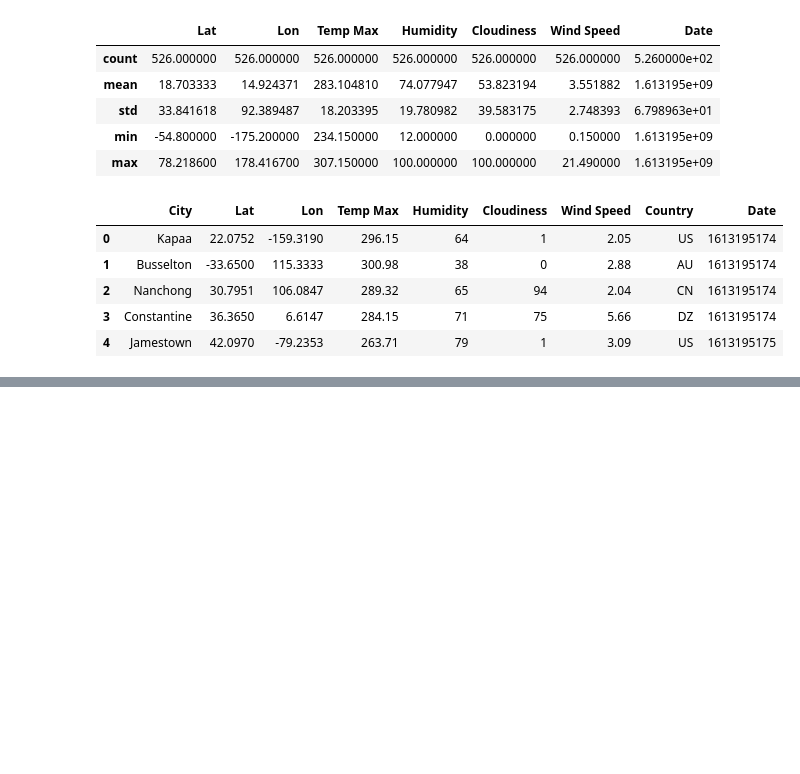
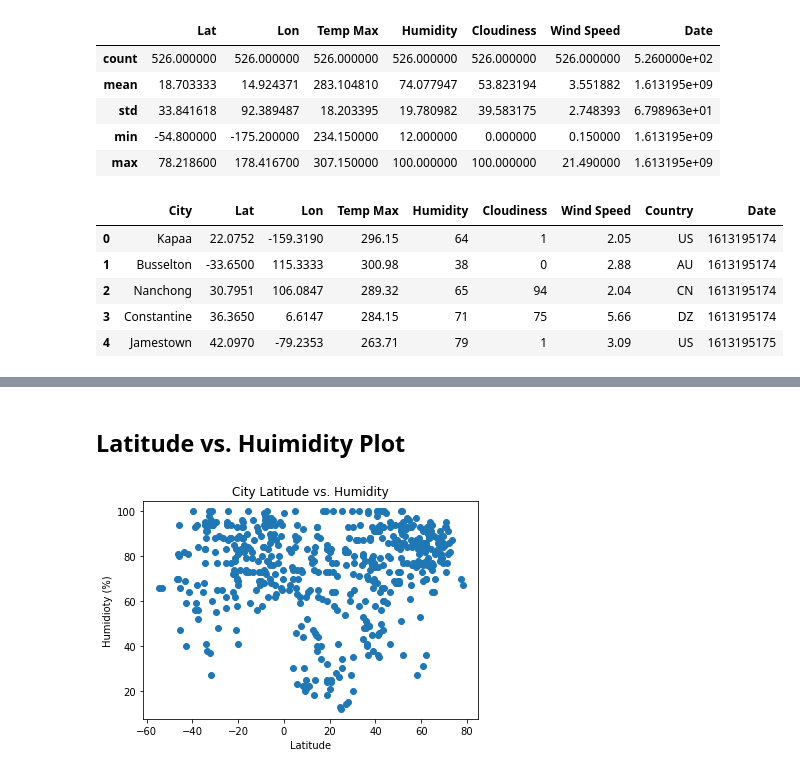
Before and after one commit to danieltp92/python-api-challenge, a Jupyter notebook: WeatherPy/WeatherPy.ipynb, the cells around one changed output, grey strips where cells are left out. Cells and saved outputs as stored; diff of their text form; code cells hidden in the pictures; blank space fills up the shorter version.

```diff
--- a/WeatherPy/WeatherPy.ipynb
+++ b/WeatherPy/WeatherPy.ipynb
@@ -208,0 +221,10 @@ new_city_df.head()
+# %% [markdown]
+## Latitude vs. Huimidity Plot
+# %%
+plt.scatter(new_city_df.iloc[:,1], new_city_df.iloc[:,4])
+plt.title('City Latitude vs. Humidity')
+plt.xlabel('Latitude')
+plt.ylabel('Humidioty (%)')
+plt.show()
+# %% [output]
+[figure, added]
```
Also changed, not shown: parts of 7 cells of this notebook.
